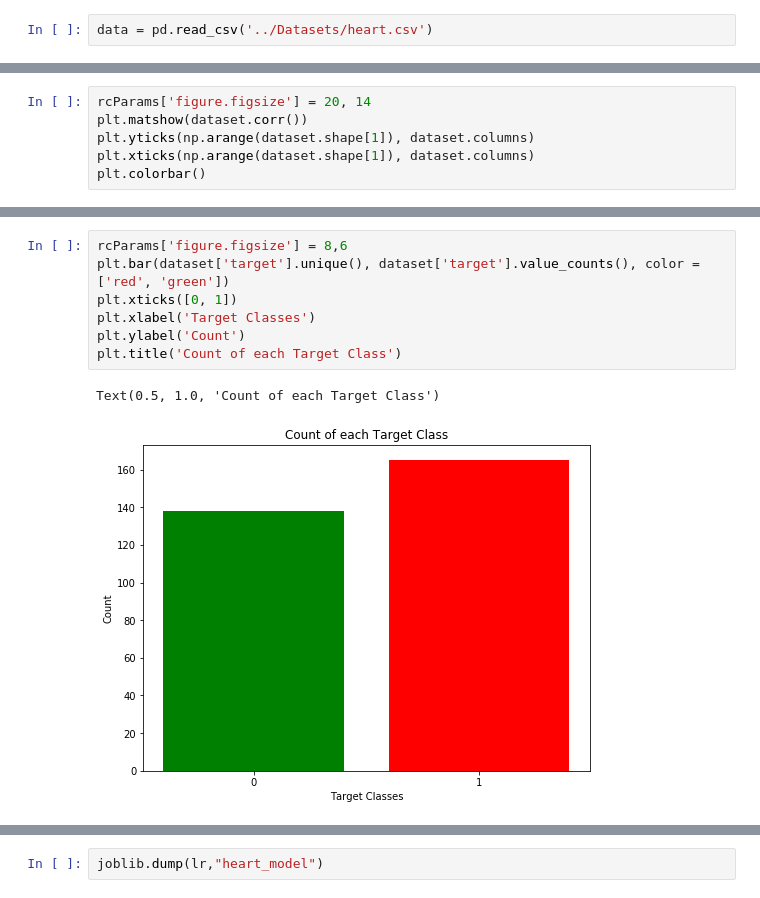
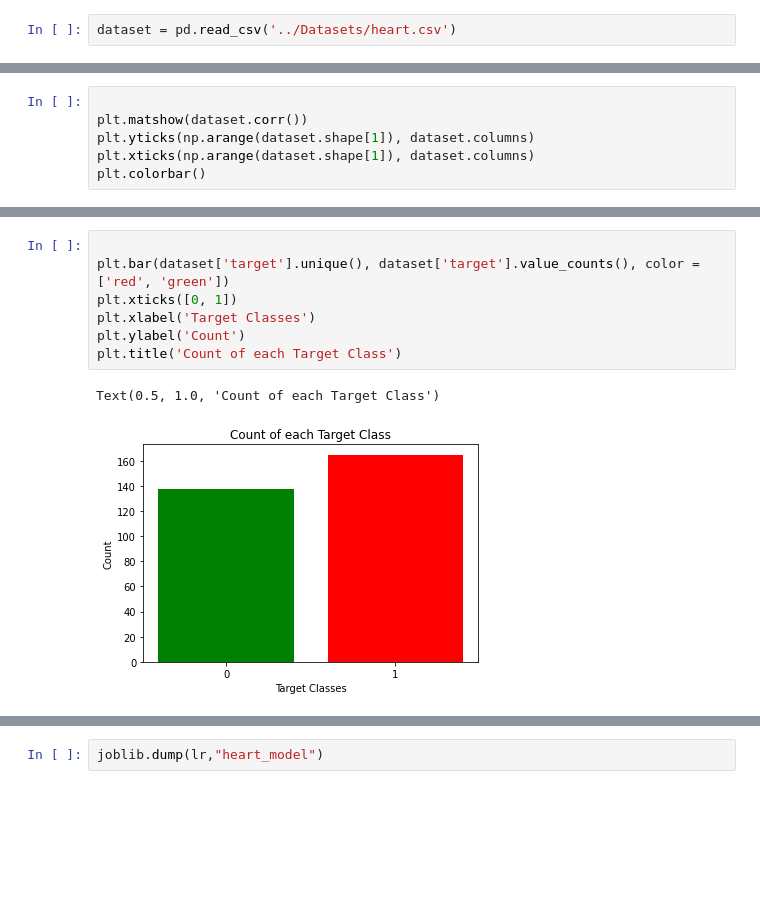
Before and after one commit to kritikaparmar-programmer/HealthCheck, a Jupyter notebook: Notebooks/HeartNotebook.ipynb, the cells around one changed output, grey strips where cells are left out. Cells and saved outputs as stored; diff of their text form; blank space fills up the shorter version.

```diff
--- a/Notebooks/HeartNotebook.ipynb
+++ b/Notebooks/HeartNotebook.ipynb
@@ -11,3 +12,3 @@ from sklearn.model_selection import cross_validate
 # %%
-data = pd.read_csv('../Datasets/heart.csv')
+dataset = pd.read_csv('../Datasets/heart.csv')
 # %%
@@ -49,7 +50,7 @@ dataset.describe()
 | 75% | 61.000000 | 1.000000 | 2.000000 | 140.000000 | 274.500000 | 0.000000 | 1.000000 | 166.000000 | 1.000000 | 1.600000 | 2.000000 | ... |
 | max | 77.000000 | 1.000000 | 3.000000 | 200.000000 | 564.000000 | 1.000000 | 2.000000 | 202.000000 | 1.000000 | 6.200000 | 2.000000 | ... |
 # %%
-rcParams['figure.figsize'] = 20, 14
+
 plt.matshow(dataset.corr())
 plt.yticks(np.arange(dataset.shape[1]), dataset.columns)
 plt.xticks(np.arange(dataset.shape[1]), dataset.columns)
@@ -81,11 +80,11 @@ array([[<matplotlib.axes._subplots.AxesSubplot object at 0x...>,
 # %%
-rcParams['figure.figsize'] = 8,6
+
 plt.bar(dataset['target'].unique(), dataset['target'].value_counts(), color = ['red', 'green'])
 plt.xticks([0, 1])
 plt.xlabel('Target Classes')
 plt.ylabel('Count')
 plt.title('Count of each Target Class')
 # %% [output]
 Text(0.5, 1.0, 'Count of each Target Class')
-[figure, old version]
+[figure, new version]
 # %%
```
Also changed, not shown: parts of 11 cells of this notebook, 11 other files.
